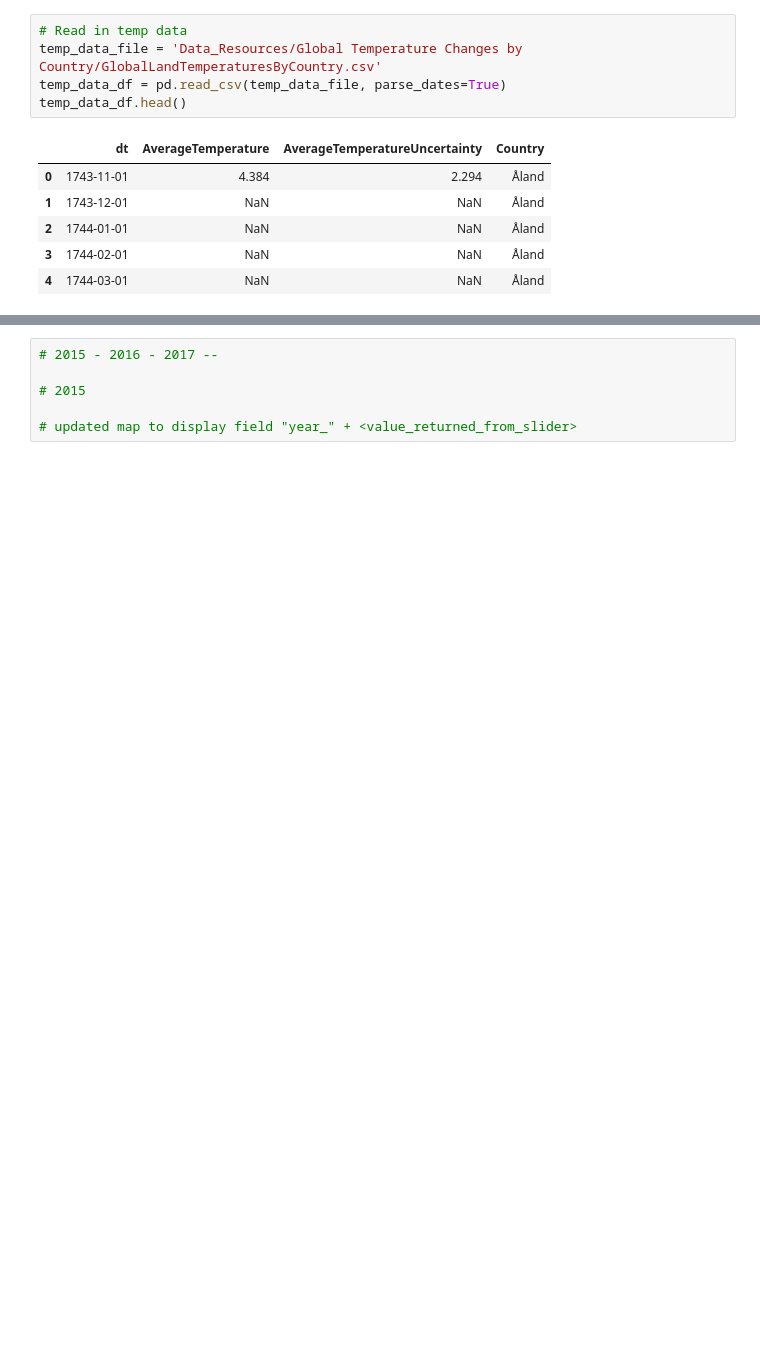
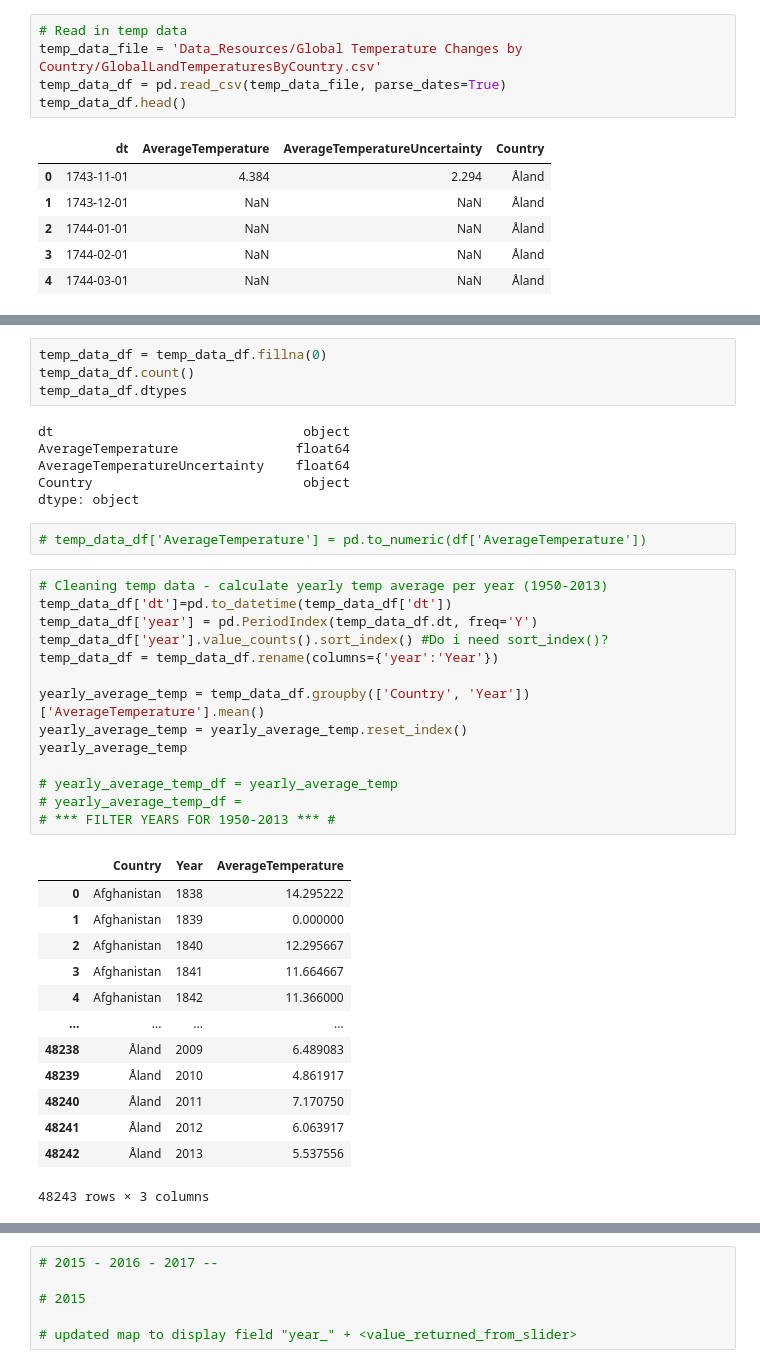
Before and after one commit to tnierodzik/Global_Climate_Change_Project-2, a Jupyter notebook: Update_json_properties.ipynb, the cells around one changed output, grey strips where cells are left out. Saved outputs shown, nothing was run; the diff lists cells and outputs as text; blank space fills up the shorter version.

```diff
--- a/Update_json_properties.ipynb
+++ b/Update_json_properties.ipynb
@@ -23,0 +37,40 @@ temp_data_df.head()
+# %%
+temp_data_df = temp_data_df.fillna(0)
+temp_data_df.count()
+temp_data_df.dtypes
+# %% [output]
+dt                                object
+AverageTemperature               float64
+AverageTemperatureUncertainty    float64
+Country                           object
+dtype: object
+# %%
+# temp_data_df['AverageTemperature'] = pd.to_numeric(df['AverageTemperature'])
+# %%
+# Cleaning temp data - calculate yearly temp average per year (1950-2013)
+temp_data_df['dt']=pd.to_datetime(temp_data_df['dt'])
+temp_data_df['year'] = pd.PeriodIndex(temp_data_df.dt, freq='Y')
+temp_data_df['year'].value_counts().sort_index() #Do i need sort_index()?
+temp_data_df = temp_data_df.rename(columns={'year':'Year'})
+
+yearly_average_temp = temp_data_df.groupby(['Country', 'Year'])['AverageTemperature'].mean()
+yearly_average_temp = yearly_average_temp.reset_index()
+yearly_average_temp
+
+# yearly_average_temp_df = yearly_average_temp
+# yearly_average_temp_df =
+# *** FILTER YEARS FOR 1950-2013 *** #
+# %% [output]
+|  | Country | Year | AverageTemperature |
+| 0 | Afghanistan | 1838 | 14.295222 |
+| 1 | Afghanistan | 1839 | 0.000000 |
+| 2 | Afghanistan | 1840 | 12.295667 |
+| 3 | Afghanistan | 1841 | 11.664667 |
+| 4 | Afghanistan | 1842 | 11.366000 |
+| ... | ... | ... | ... |
+| 48238 | Åland | 2009 | 6.489083 |
+| 48239 | Åland | 2010 | 4.861917 |
+| 48240 | Åland | 2011 | 7.170750 |
+| 48241 | Åland | 2012 | 6.063917 |
+| 48242 | Åland | 2013 | 5.537556 |
+48243 rows × 3 columns
```
Also changed, not shown: parts of 18 cells of this notebook, 1 other file.
